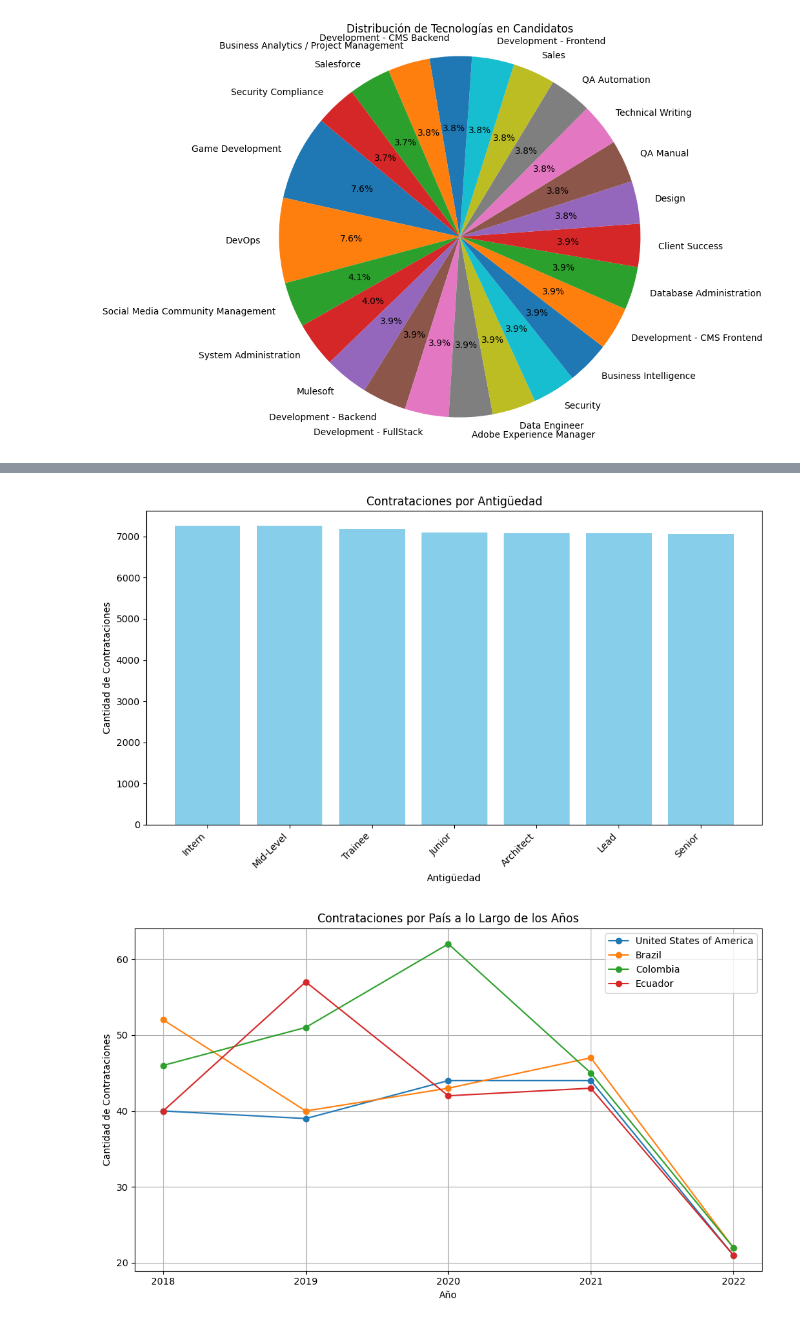
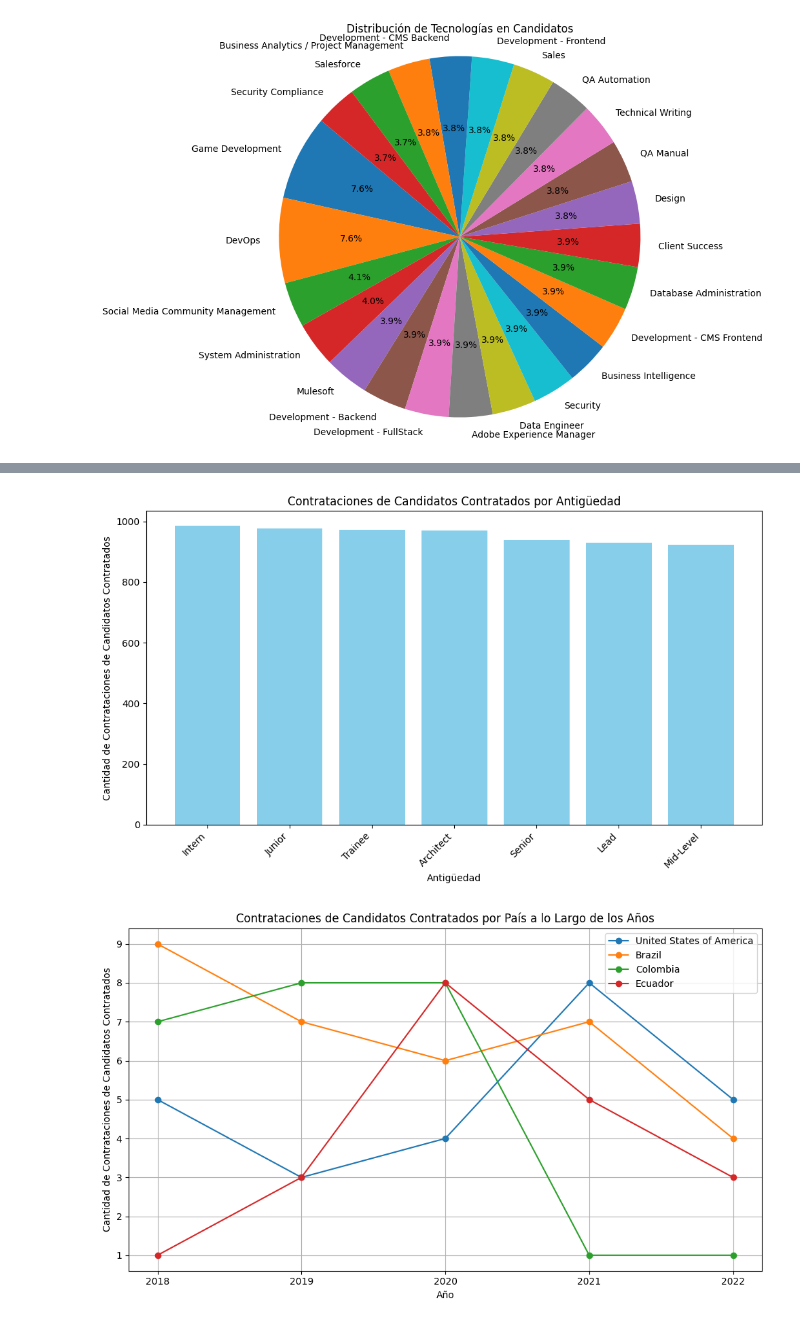
Before and after one commit to caesar-dat-com/ETL_Workshop_01, a Jupyter notebook: ETL_Workshop_01.ipynb, the cells around one changed output, grey strips where cells are left out. Drawn from its saved outputs; the diff is of its cells as text; code cells hidden in the pictures.

```diff
--- a/ETL_Workshop_01.ipynb
+++ b/ETL_Workshop_01.ipynb
@@ -625,10 +757,11 @@ try:
     )
     cur = conn.cursor()
 
-    # Extraer el año de la columna 'ApplicationDate' y contar las ocurrencias por año
+    # Modificar la consulta para incluir solo los candidatos contratados
     cur.execute("""
         SELECT EXTRACT(YEAR FROM ApplicationDate) AS Year, COUNT(*)
         FROM candidates
+        WHERE codechallengescore >= 7 AND technicalinterviewscore >= 7
         GROUP BY Year
         ORDER BY Year
     """)
@@ -640,9 +773,9 @@ try:
     # Generar el gráfico de barras horizontales
     plt.figure(figsize=(10, 6))
     plt.barh(years, counts, color='lightblue')
-    plt.xlabel('Cantidad de Aplicaciones')
+    plt.xlabel('Cantidad de Candidatos Contratados')
     plt.ylabel('Año')
-    plt.title('Aplicaciones por Año')
+    plt.title('Candidatos Contratados por Año')
     plt.tight_layout()  # Ajustar automáticamente los subplots para que encajen en el área de la figura
     plt.show()
 
@@ -684,10 +817,11 @@ try:
     )
     cur = conn.cursor()
 
-    # Extraer las contrataciones por antigüedad
+    # Modificar la consulta para extraer las contrataciones por antigüedad solo de los candidatos contratados
     cur.execute("""
         SELECT Seniority, COUNT(*)
         FROM candidates
+        WHERE codechallengescore >= 7 AND technicalinterviewscore >= 7
         GROUP BY Seniority
         ORDER BY COUNT(*) DESC
     """)
@@ -700,8 +834,8 @@ try:
     plt.figure(figsize=(10, 6))
     plt.bar(seniorities, counts, color='skyblue')
     plt.xlabel('Antigüedad')
-    plt.ylabel('Cantidad de Contrataciones')
-    plt.title('Contrataciones por Antigüedad')
+    plt.ylabel('Cantidad de Contrataciones de Candidatos Contratados')
+    plt.title('Contrataciones de Candidatos Contratados por Antigüedad')
     plt.xticks(rotation=45, ha="right")  # Rotar las etiquetas para mejor visualización
     plt.tight_layout()
     plt.show()
@@ -714,7 +848,7 @@ finally:
     if conn:
         conn.close()
 # %% [output]
-[figure, old version]
+[figure, new version]
 # %%
 import configparser
 import psycopg2
@@ -745,12 +879,12 @@ try:
     )
     cur = conn.cursor()
 
-    # Extraer las contrataciones por país a lo largo de los años
+    # Extraer las contrataciones por país a lo largo de los años SOLO para los candidatos contratados
     for country in countries:
         cur.execute(f"""
             SELECT EXTRACT(YEAR FROM ApplicationDate) AS Year, COUNT(*)
             FROM candidates
-            WHERE Country = %s
+            WHERE Country = %s AND codechallengescore >= 7 AND technicalinterviewscore >= 7
             GROUP BY Year
             ORDER BY Year
         """, (country,))
@@ -759,33 +893,33 @@ try:
             # Asegurarse de que el año sea un entero para evitar problemas de tipo
             data[country][int(year)] = count
 
     # Preparar datos para el gráfico
     all_years = set()
     for country_data in data.values():
         all_years.update(country_data.keys())
     all_years = sorted(all_years)
 
     # Generar el gráfico de líneas múltiples
     plt.figure(figsize=(10, 6))
     for country, yearly_data in data.items():
         counts = [yearly_data.get(year, 0) for year in all_years]  # Usar 0 para años sin datos
         plt.plot(all_years, counts, marker='o', label=country)
 
     plt.xlabel('Año')
-    plt.ylabel('Cantidad de Contrataciones')
-    plt.title('Contrataciones por País a lo Largo de los Años')
+    plt.ylabel('Cantidad de Contrataciones de Candidatos Contratados')
+    plt.title('Contrataciones de Candidatos Contratados por País a lo Largo de los Años')
     plt.legend()
     plt.grid(True)
     plt.xticks(all_years)  # Usar all_years directamente asegura compatibilidad de tipos
     plt.tight_layout()
     plt.show()
 
 except psycopg2.Error as e:
     print(f"Error al consultar la base de datos: {e}")
 finally:
     if cur:
         cur.close()
     if conn:
         conn.close()
 # %% [output]
-[figure, old version]
+[figure, new version]
```
Also changed, not shown: parts of 3 cells of this notebook.
